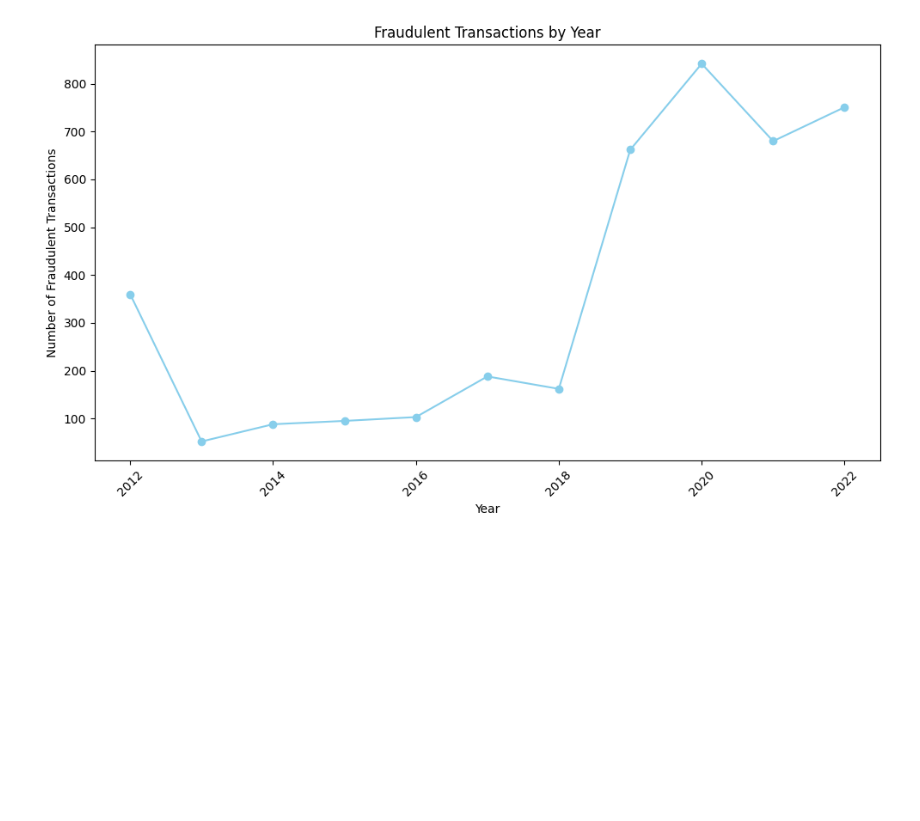
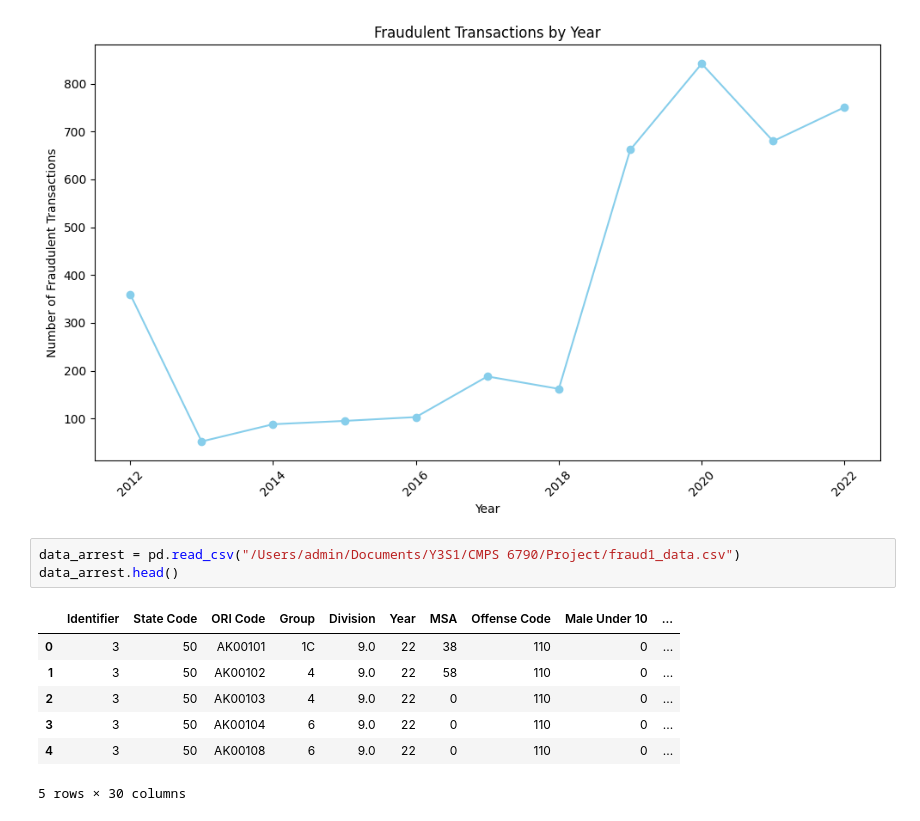
Before and after one commit to ryantangmj/ryantangmj.github.io, a Jupyter notebook: final_tutorial.ipynb, the cells around one changed output. Drawn from its saved outputs; the diff is of its cells as text; blank space fills up the shorter version.

```diff
--- a/final_tutorial.ipynb
+++ b/final_tutorial.ipynb
@@ -144,3 +144,14 @@ plt.show()
 plt.show()
 # %% [output]
 [figure]
+# %%
+data_arrest = pd.read_csv("/Users/admin/Documents/Y3S1/CMPS 6790/Project/fraud1_data.csv")
+data_arrest.head()
+# %% [output]
+|  | Identifier | State Code | ORI Code | Group | Division | Year | MSA | Offense Code | Male Under 10 | ... |
+| 0 | 3 | 50 | AK00101 | 1C | 9.0 | 22 | 38 | 110 | 0 | ... |
+| 1 | 3 | 50 | AK00102 | 4 | 9.0 | 22 | 58 | 110 | 0 | ... |
+| 2 | 3 | 50 | AK00103 | 4 | 9.0 | 22 | 0 | 110 | 0 | ... |
+| 3 | 3 | 50 | AK00104 | 6 | 9.0 | 22 | 0 | 110 | 0 | ... |
+| 4 | 3 | 50 | AK00108 | 6 | 9.0 | 22 | 0 | 110 | 0 | ... |
+5 rows × 30 columns
```
Also changed, not shown: parts of 5 cells of this notebook.
